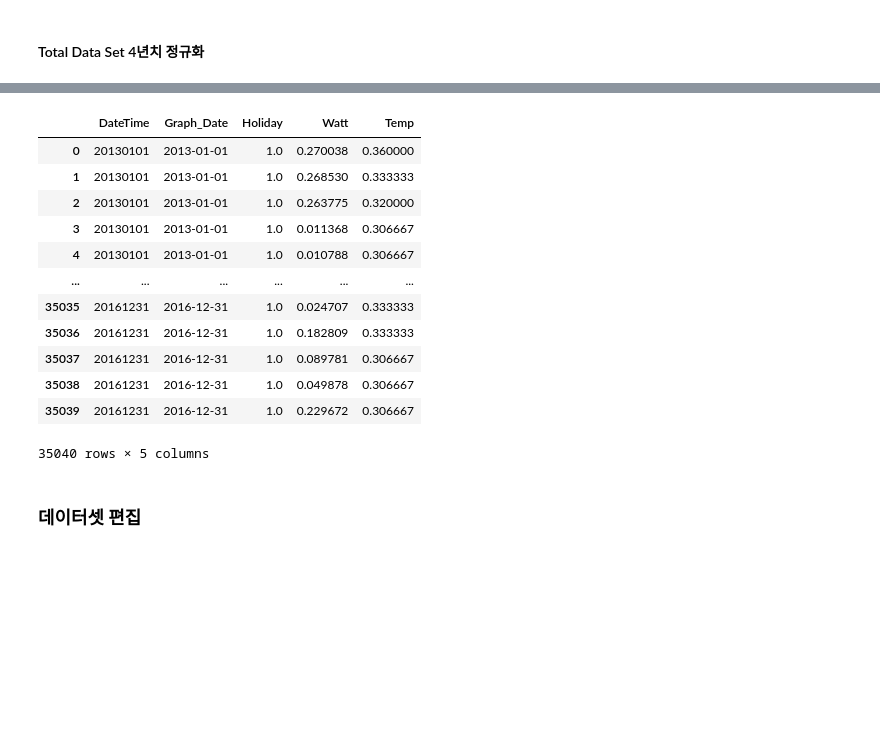
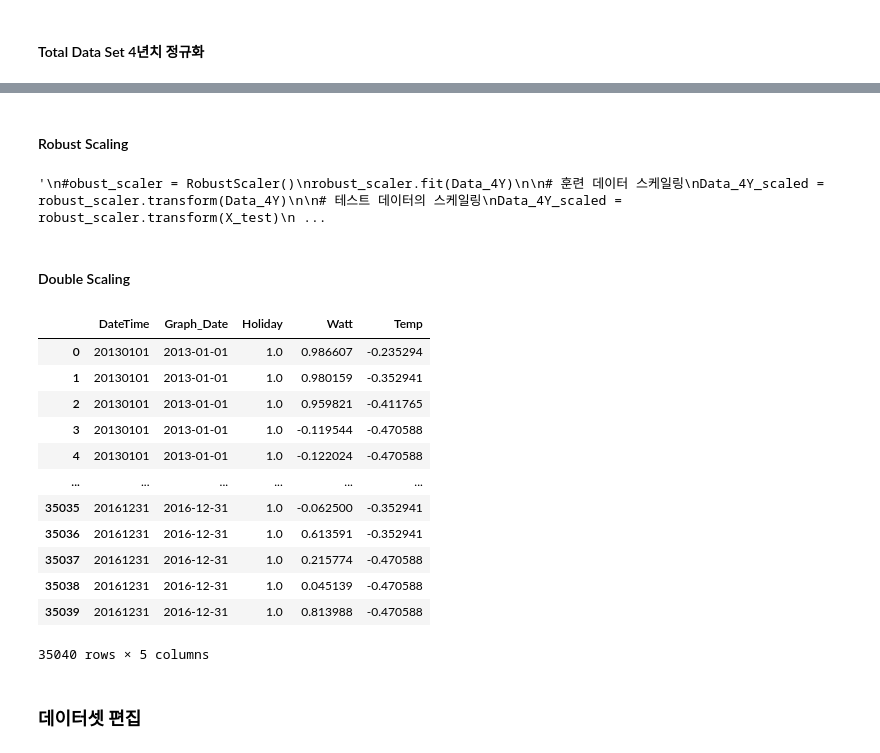
Before and after one commit to Chromatic-Hwi/Electric_Power_Forecasting, a Jupyter notebook: electric_power_consumption/LSTM_Enerssum.Ver.1.5-second_way.ipynb, the cells around one changed output, grey strips where cells are left out. Saved outputs shown, nothing was run; the diff lists cells and outputs as text; code cells hidden in the pictures; blank space fills up the shorter version.

```diff
--- a/electric_power_consumption/LSTM_Enerssum.Ver.1.5-second_way.ipynb
+++ b/electric_power_consumption/LSTM_Enerssum.Ver.1.5-second_way.ipynb
@@ -180,17 +212,5 @@ Data_4Y_scaled.columns = scale_cols
 Data_4Y_scaled.insert(0, 'DateTime', Data_4Y['DateTime'])
 Data_4Y_scaled.insert(1, 'Graph_Date', Data_4Y['Graph_Date'])
 Data_4Y_scaled
+
+Data_4Y_scaled = Data_4Y
-# %% [output]
-|  | DateTime | Graph_Date | Holiday | Watt | Temp |
-| 0 | 20130101 | 2013-01-01 | 1.0 | 0.270038 | 0.360000 |
-| 1 | 20130101 | 2013-01-01 | 1.0 | 0.268530 | 0.333333 |
-| 2 | 20130101 | 2013-01-01 | 1.0 | 0.263775 | 0.320000 |
-| 3 | 20130101 | 2013-01-01 | 1.0 | 0.011368 | 0.306667 |
-| 4 | 20130101 | 2013-01-01 | 1.0 | 0.010788 | 0.306667 |
-| ... | ... | ... | ... | ... | ... |
-| 35035 | 20161231 | 2016-12-31 | 1.0 | 0.024707 | 0.333333 |
-| 35036 | 20161231 | 2016-12-31 | 1.0 | 0.182809 | 0.333333 |
-| 35037 | 20161231 | 2016-12-31 | 1.0 | 0.089781 | 0.306667 |
-| 35038 | 20161231 | 2016-12-31 | 1.0 | 0.049878 | 0.306667 |
-| 35039 | 20161231 | 2016-12-31 | 1.0 | 0.229672 | 0.306667 |
-35040 rows × 5 columns
@@ -214,3 +217,52 @@ X_test_scaled = robust_scaler.transform(X_test)
+# %% [markdown]
+#### Robust Scaling
+# %%
+from sklearn.preprocessing import RobustScaler
+
+scaler = RobustScaler()
+scale_cols = ['Holiday', 'Watt', 'Temp']
+Data_4Y_scaled = scaler.fit_transform(Data_4Y[scale_cols])
+Data_4Y_scaled = pd.DataFrame(Data_4Y_scaled)
+Data_4Y_scaled.columns = scale_cols
+
+Data_4Y_scaled.insert(0, 'DateTime', Data_4Y['DateTime'])
+Data_4Y_scaled.insert(1, 'Graph_Date', Data_4Y['Graph_Date'])
+Data_4Y_scaled
+# %% [output]
+'\n#obust_scaler = RobustScaler()\nrobust_scaler.fit(Data_4Y)\n\n# 훈련 데이터 스케일링\nData_4Y_scaled = robust_scaler.transform(Data_4Y)\n\n# 테스트 데이터의 스케일링\nData_4Y_scaled = robust_scaler.transform(X_test)\n ...
+# %% [markdown]
+#### Double Scaling
+# %%
+from sklearn.preprocessing import MinMaxScaler
+from sklearn.preprocessing import RobustScaler
+
+Data_4Y.sort_index(ascending=False).reset_index(drop=True)
+
+scaler1 = MinMaxScaler()
+scaler2 = RobustScaler()
+scale_cols = ['Holiday', 'Watt', 'Temp']
+Data_4Y_scaled = scaler1.fit_transform(Data_4Y[scale_cols])
+Data_4Y_scaled = scaler2.fit_transform(Data_4Y[scale_cols])
+Data_4Y_scaled = pd.DataFrame(Data_4Y_scaled)
+Data_4Y_scaled.columns = scale_cols
+
+Data_4Y_scaled.insert(0, 'DateTime', Data_4Y['DateTime'])
+Data_4Y_scaled.insert(1, 'Graph_Date', Data_4Y['Graph_Date'])
+Data_4Y_scaled
+# %% [output]
+|  | DateTime | Graph_Date | Holiday | Watt | Temp |
+| 0 | 20130101 | 2013-01-01 | 1.0 | 0.986607 | -0.235294 |
+| 1 | 20130101 | 2013-01-01 | 1.0 | 0.980159 | -0.352941 |
+| 2 | 20130101 | 2013-01-01 | 1.0 | 0.959821 | -0.411765 |
+| 3 | 20130101 | 2013-01-01 | 1.0 | -0.119544 | -0.470588 |
+| 4 | 20130101 | 2013-01-01 | 1.0 | -0.122024 | -0.470588 |
+| ... | ... | ... | ... | ... | ... |
+| 35035 | 20161231 | 2016-12-31 | 1.0 | -0.062500 | -0.352941 |
+| 35036 | 20161231 | 2016-12-31 | 1.0 | 0.613591 | -0.352941 |
+| 35037 | 20161231 | 2016-12-31 | 1.0 | 0.215774 | -0.470588 |
+| 35038 | 20161231 | 2016-12-31 | 1.0 | 0.045139 | -0.470588 |
+| 35039 | 20161231 | 2016-12-31 | 1.0 | 0.813988 | -0.470588 |
+35040 rows × 5 columns
 # %% [markdown]
 ### 데이터셋 편집
 # %% [markdown]
```
Also changed, not shown: parts of 12 cells of this notebook, 2 other files.
